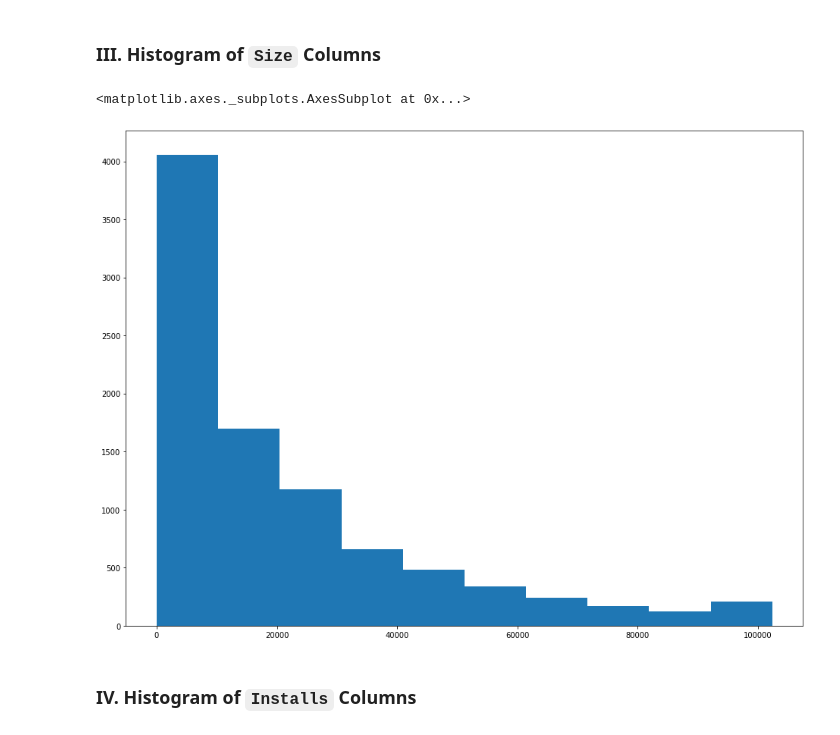
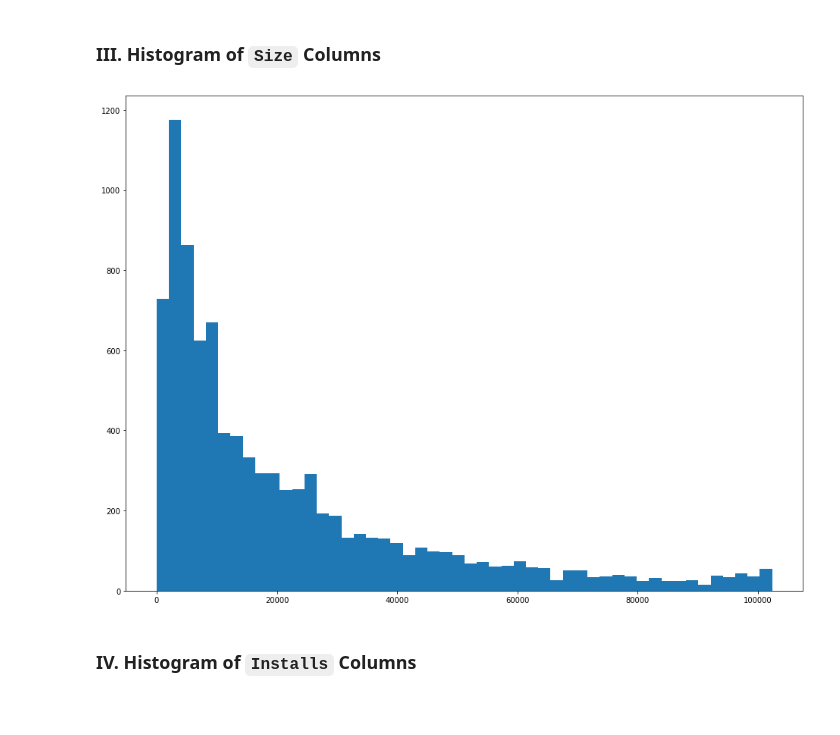
Before and after one commit to Logician724/play-store-analysis, a Jupyter notebook: notebook.ipynb, the cells around one changed output. Saved outputs shown, nothing was run; the diff lists cells and outputs as text; code cells hidden in the pictures.

```diff
--- a/notebook.ipynb
+++ b/notebook.ipynb
@@ -294,10 +292,9 @@ apps_df['Reviews'].hist(grid = False, figsize=(16,12))
 # %% [markdown]
 ### III. Histogram of `Size` Columns
 # %%
-apps_df['Size'].hist(grid = False, figsize=(16,12))
+_ = apps_df['Size'].hist(grid = False, figsize=(16,12), bins = 50)
 # %% [output]
-<matplotlib.axes._subplots.AxesSubplot at 0x...>
-[figure, old version]
+[figure, new version]
 # %% [markdown]
 ### IV. Histogram of `Installs` Columns
 # %%
```
Also changed, not shown: parts of 8 cells of this notebook.
